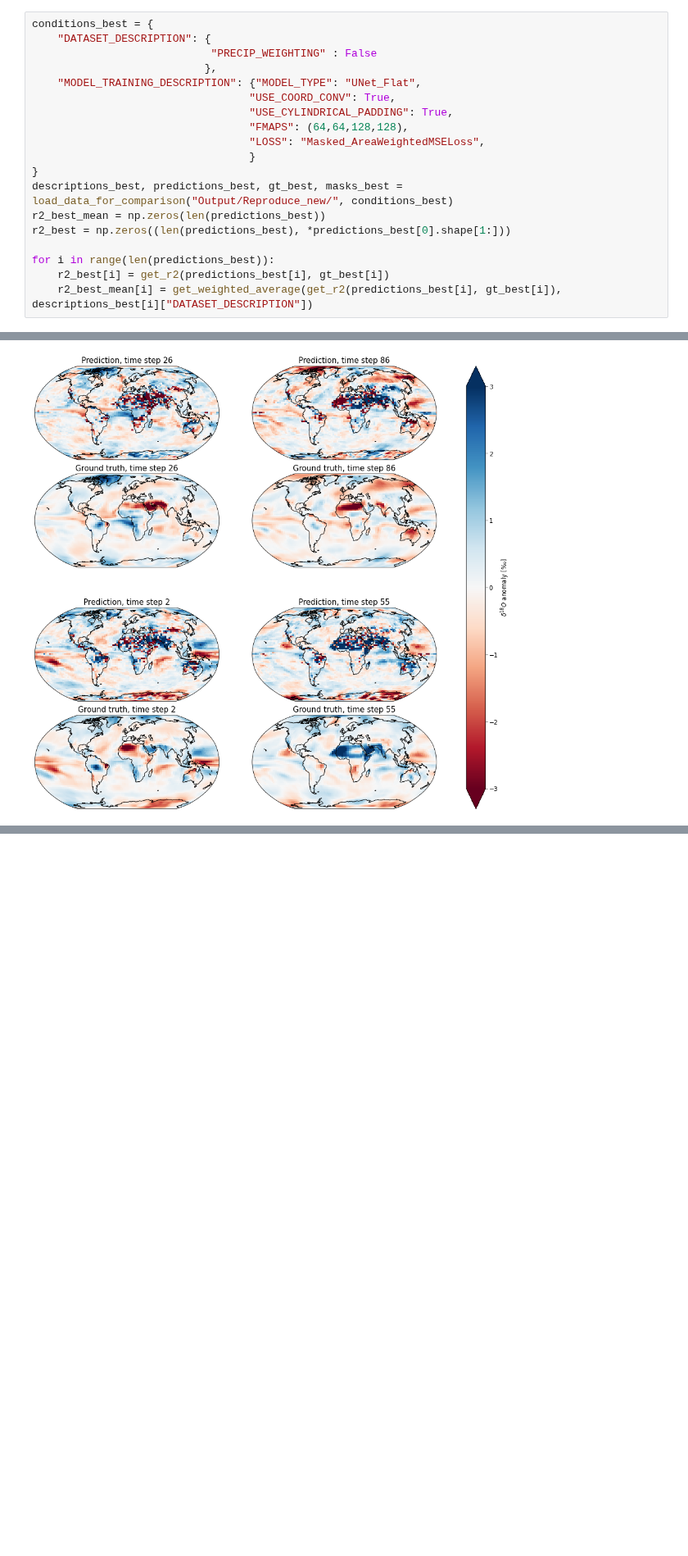
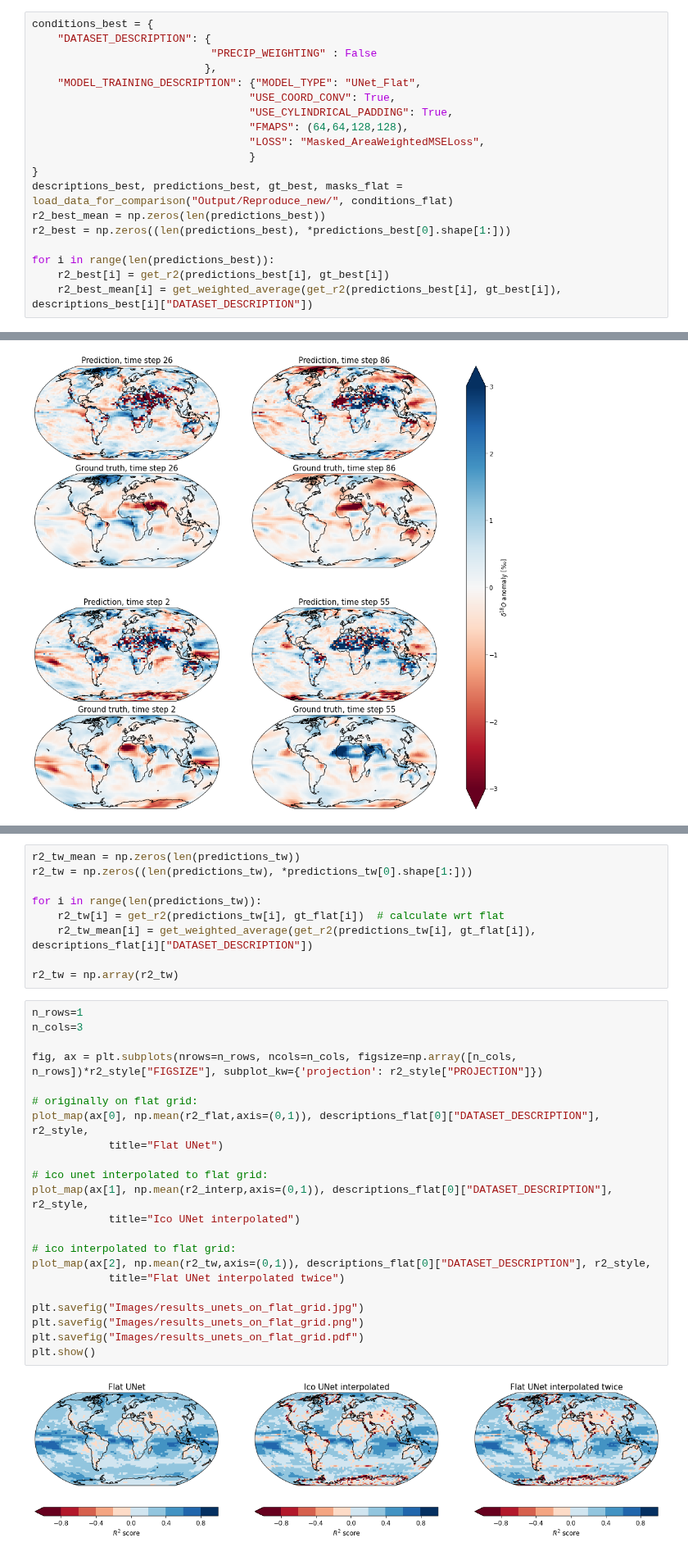
Before and after one commit to jonathanwider/isoEm, a Jupyter notebook: Plot.ipynb, the cells around one changed output, grey strips where cells are left out. Shown at 82% size. Drawn from its saved outputs; the diff is of its cells as text; blank space fills up the shorter version.

Commit message:
interpolation figure

```diff
--- a/Plot.ipynb
+++ b/Plot.ipynb
@@ -220,7 +223,7 @@ conditions_best = {
                                   "LOSS": "Masked_AreaWeightedMSELoss",
                                   }
 }
-descriptions_best, predictions_best, gt_best, masks_best = load_data_for_comparison("Output/Reproduce_new/", conditions_best)
+descriptions_best, predictions_best, gt_best, masks_flat = load_data_for_comparison("Output/Reproduce_new/", conditions_flat)
 r2_best_mean = np.zeros(len(predictions_best))
 r2_best = np.zeros((len(predictions_best), *predictions_best[0].shape[1:]))
 
@@ -357,0 +426,33 @@ plt.show()
+# %%
+r2_tw_mean = np.zeros(len(predictions_tw))
+r2_tw = np.zeros((len(predictions_tw), *predictions_tw[0].shape[1:]))
+
+for i in range(len(predictions_tw)):
+    r2_tw[i] = get_r2(predictions_tw[i], gt_flat[i])  # calculate wrt flat
+    r2_tw_mean[i] = get_weighted_average(get_r2(predictions_tw[i], gt_flat[i]), descriptions_flat[i]["DATASET_DESCRIPTION"])
+
+r2_tw = np.array(r2_tw)
+# %%
+n_rows=1
+n_cols=3
+
+fig, ax = plt.subplots(nrows=n_rows, ncols=n_cols, figsize=np.array([n_cols, n_rows])*r2_style["FIGSIZE"], subplot_kw={'projection': r2_style["PROJECTION"]})
+
+# originally on flat grid:
+plot_map(ax[0], np.mean(r2_flat,axis=(0,1)), descriptions_flat[0]["DATASET_DESCRIPTION"], r2_style,
+            title="Flat UNet")
+
+# ico unet interpolated to flat grid:
+plot_map(ax[1], np.mean(r2_interp,axis=(0,1)), descriptions_flat[0]["DATASET_DESCRIPTION"], r2_style,
+            title="Ico UNet interpolated")
+
+# ico interpolated to flat grid:
+plot_map(ax[2], np.mean(r2_tw,axis=(0,1)), descriptions_flat[0]["DATASET_DESCRIPTION"], r2_style,
+            title="Flat UNet interpolated twice")
+
+plt.savefig("Images/results_unets_on_flat_grid.jpg")
+plt.savefig("Images/results_unets_on_flat_grid.png")
+plt.savefig("Images/results_unets_on_flat_grid.pdf")
+plt.show()
+# %% [output]
+[figure, added]
```
Also changed, not shown: parts of 6 cells of this notebook, 2 other files.
